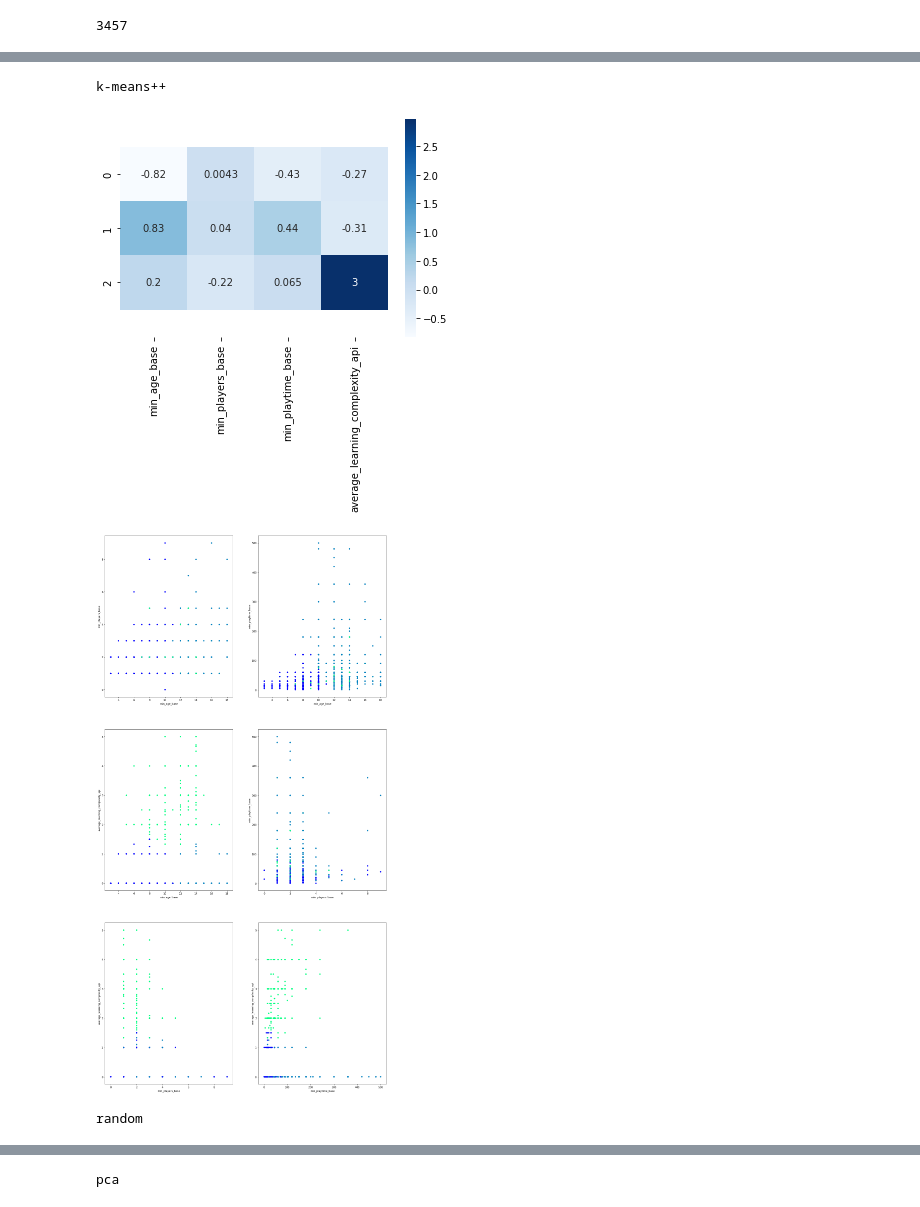
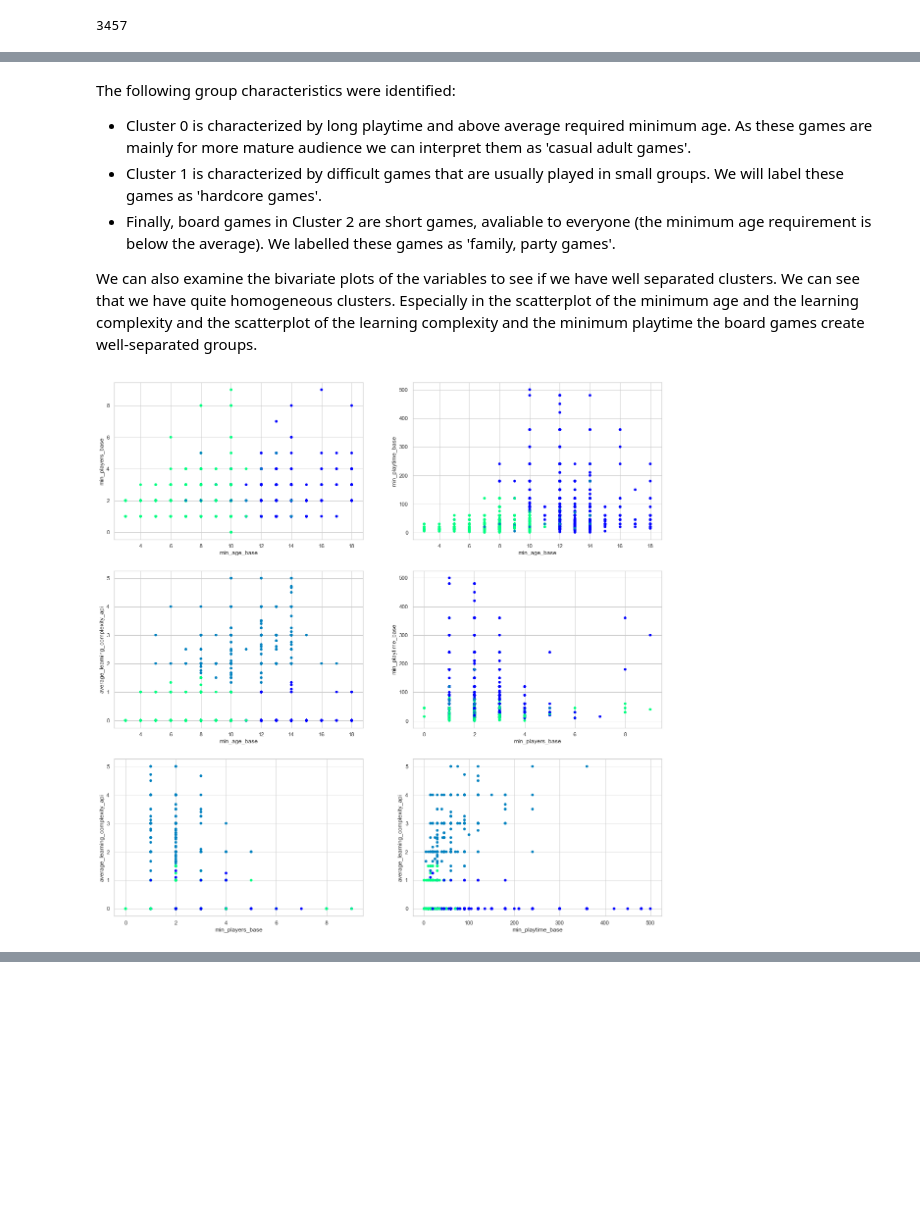
Before and after one commit to viktoriakonya/C3---Project, a Jupyter notebook: board_games/5_Q2_Price_clusters.ipynb, the cells around one changed output, grey strips where cells are left out. Cells and saved outputs as stored; diff of their text form; code cells hidden in the pictures; blank space fills up the shorter version.

```diff
--- a/board_games/5_Q2_Price_clusters.ipynb
+++ b/board_games/5_Q2_Price_clusters.ipynb
@@ -71,13 +123,6 @@ from collections import Counter
 # %%
 df=board_games[[
-    # 'max_players_base',
-    #'max_playtime_base',
     'min_age_base',
     'min_players_base',
     'min_playtime_base',
-    #'users_rated_base',
-    'average_learning_complexity_api'
-    #'average_strategy_complexity_api'
-]]
-
-data = scale(df)
+    'average_learning_complexity_api']]
@@ -124,0 +180,8 @@ pd.DataFrame(dists_dict).set_index(pd.Index(range(2,5))).plot()
+# %%
+estimator = fit_kmeans(data, 3, 'k-means++')
+centers = pd.DataFrame(estimator.cluster_centers_)
+centers.columns = df.columns
+ax = sns.heatmap(centers, annot=True, cmap='Blues')
+bottom, top = ax.get_ylim()
+ax.set_ylim(bottom + 0.5, top - 0.5)
+plt.show()
@@ -125,32 +190,19 @@ pd.DataFrame(dists_dict).set_index(pd.Index(range(2,5))).plot()
+# %% [markdown]
+The following group characteristics were identified:
+
+* Cluster 0 is characterized by long playtime and above average required minimum age. As these games are mainly for more mature audience we can interpret them as 'casual adult games'.
+* Cluster 1 is characterized by difficult games that are usually played in small groups. We will label these games as 'hardcore games'.
+* Finally, board games in Cluster 2 are short games, avaliable to everyone (the minimum age requirement is below the average). We labelled these games as 'family, party games'.
+
+We can also examine the bivariate plots of the variables to see if we have well separated clusters. We can see that we have quite homogeneous clusters. Especially in the scatterplot of the minimum age and the learning complexity and the scatterplot of the learning complexity and the minimum playtime the board games create well-separated groups.
 # %%
-import seaborn as sns
-import matplotlib.pyplot as plt
-import matplotlib
-from itertools import combinations
-%matplotlib inline
-
-def draw_cluster_plot(df, estimator, figsize=(20,40), cmap_name='summer'):
-    cmap = matplotlib.cm.get_cmap('winter')
-    xy_toplot = list(combinations(df.columns,2))
-    fig, axes = plt.subplots(nrows=len(xy_toplot)//2,ncols=2, figsize=figsize)
-    i = 0
-    for x_ax, y_ax in xy_toplot:
-        df.plot.scatter(x=x_ax, y=y_ax, c=estimator.labels_, cmap=cmap, ax=axes[i//2, i%2],colorbar=False)
-        i += 1
-    plt.show()
-
-for init_method in ['k-means++','random','pca']:
-    print(init_method)
-    estimator = fit_kmeans(data, 3, init_method)
-    centers = pd.DataFrame(estimator.cluster_centers_)
-    centers.columns = df.columns
-    ax = sns.heatmap(centers, annot=True, cmap='Blues')
-    bottom, top = ax.get_ylim()
-    ax.set_ylim(bottom + 0.5, top - 0.5)
-    plt.show()
-    draw_cluster_plot(df, estimator)
+cmap = matplotlib.cm.get_cmap('winter')
+xy_toplot = list(combinations(df.columns,2))
+fig, axes = plt.subplots(nrows=len(xy_toplot)//2,ncols=2, figsize=(20,20))
+i = 0
+for x_ax, y_ax in xy_toplot:
+    df.plot.scatter(x=x_ax, y=y_ax, c=estimator.labels_, cmap=cmap, ax=axes[i//2, i%2],colorbar=False)
+    i += 1
+plt.show()
 # %% [output]
-k-means++
-[figure, old version]
+[figure, new version]
-[figure, removed]
-random
@@ -159 +208,0 @@ random
-pca
```
Also changed, not shown: parts of 58 cells of this notebook.
